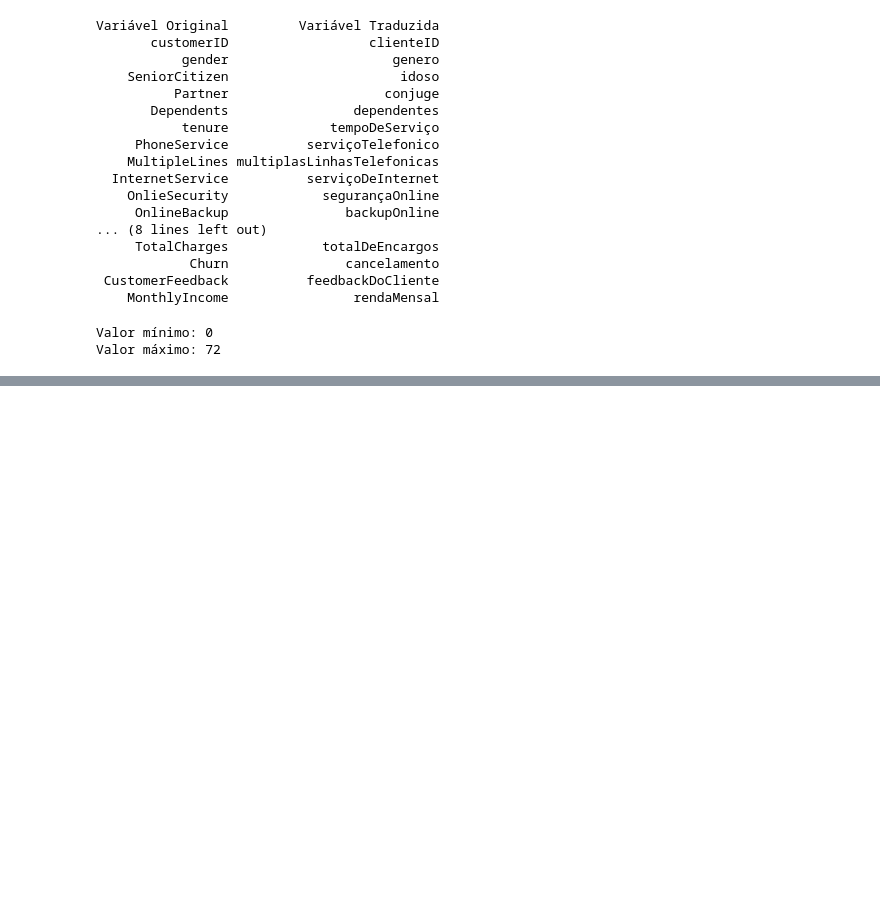
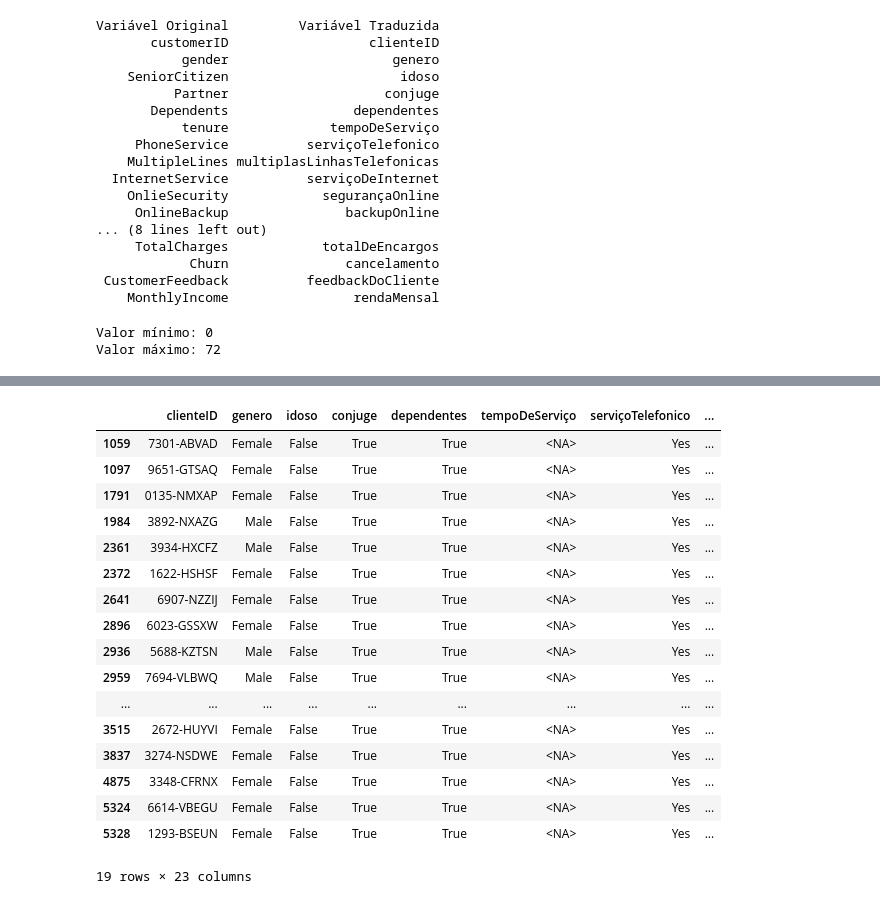
Before and after one commit to patrick0753/databricks_repositorio, a Jupyter notebook: df_databricks.ipynb, the cells around one changed output, grey strips where cells are left out. Drawn from its saved outputs; the diff is of its cells as text; code cells hidden in the pictures; blank space fills up the shorter version.

```diff
--- a/df_databricks.ipynb
+++ b/df_databricks.ipynb
@@ -155,7 +145,7 @@ df["tempoDeServiço"] = pd.to_numeric(
     df["tempoDeServiço"].replace("unknown", pd.NA),
     errors="coerce"
 ).astype("Int8")
-df[""]
+df["serviçoTelefonico"] = df["serviçoTelefonico"].astype("category")
 # %%
 print("Valor mínimo:", df["tempoDeServiço"].min())
 print("Valor máximo:", df["tempoDeServiço"].max())
@@ -184,0 +217,22 @@ memory usage: 825.4 KB
+# %%
+#descobrindo motivo dos valores nulos
+df[df["tempoDeServiço"].isnull()]
+# %% [output]
+|  | clienteID | genero | idoso | conjuge | dependentes | tempoDeServiço | serviçoTelefonico | ... |
+| 1059 | 7301-ABVAD | Female | False | True | True | <NA> | Yes | ... |
+| 1097 | 9651-GTSAQ | Female | False | True | True | <NA> | Yes | ... |
+| 1791 | 0135-NMXAP | Female | False | True | True | <NA> | Yes | ... |
+| 1984 | 3892-NXAZG | Male | False | True | True | <NA> | Yes | ... |
+| 2361 | 3934-HXCFZ | Male | False | True | True | <NA> | Yes | ... |
+| 2372 | 1622-HSHSF | Female | False | True | True | <NA> | Yes | ... |
+| 2641 | 6907-NZZIJ | Female | False | True | True | <NA> | Yes | ... |
+| 2896 | 6023-GSSXW | Female | False | True | True | <NA> | Yes | ... |
+| 2936 | 5688-KZTSN | Male | False | True | True | <NA> | Yes | ... |
+| 2959 | 7694-VLBWQ | Male | False | True | True | <NA> | Yes | ... |
+| ... | ... | ... | ... | ... | ... | ... | ... | ... |
+| 3515 | 2672-HUYVI | Female | False | True | True | <NA> | Yes | ... |
+| 3837 | 3274-NSDWE | Female | False | True | True | <NA> | Yes | ... |
+| 4875 | 3348-CFRNX | Female | False | True | True | <NA> | Yes | ... |
+| 5324 | 6614-VBEGU | Female | False | True | True | <NA> | Yes | ... |
+| 5328 | 1293-BSEUN | Female | False | True | True | <NA> | Yes | ... |
+19 rows × 23 columns
```
Also changed, not shown: parts of 7 cells of this notebook.
